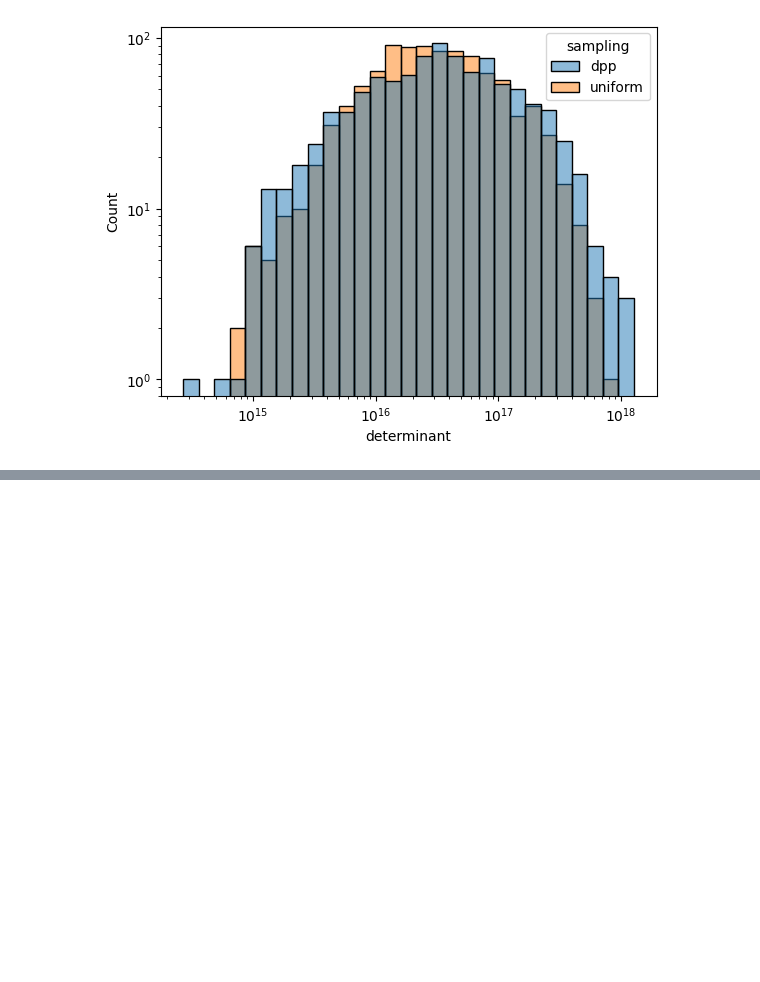
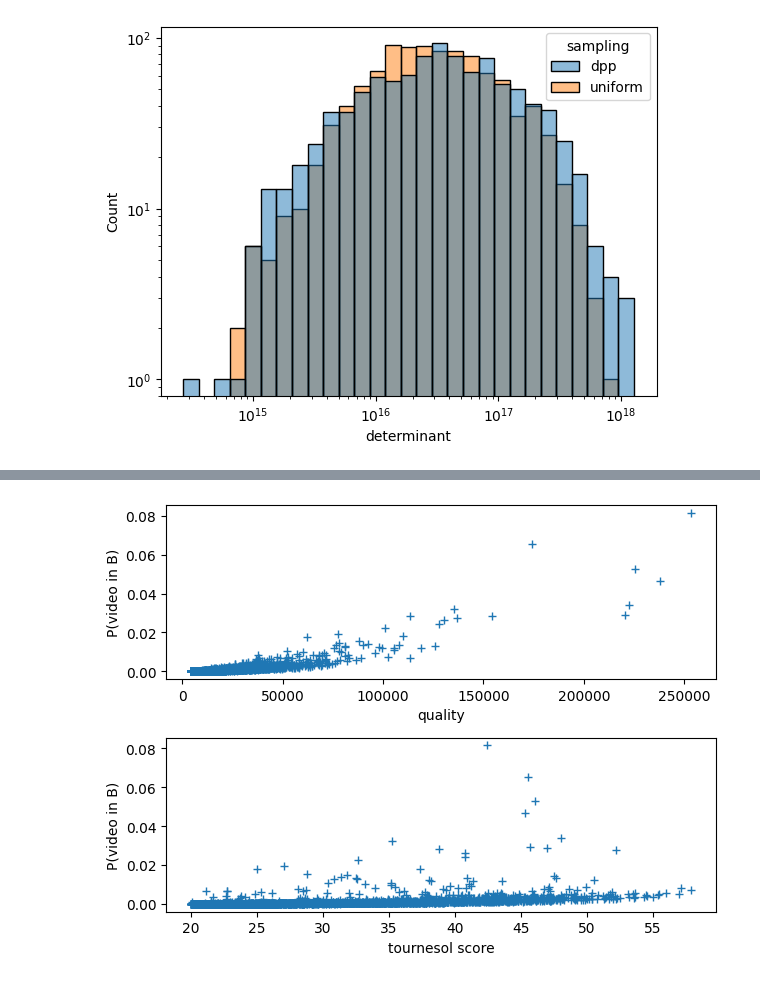
Before and after one commit to ArfyK/tournesol-dpp, a Jupyter notebook: bundle_statistics.ipynb, the cells around one changed output, grey strips where cells are left out. Saved outputs shown, nothing was run; the diff lists cells and outputs as text; code cells hidden in the pictures; blank space fills up the shorter version.

```diff
--- a/bundle_statistics.ipynb
+++ b/bundle_statistics.ipynb
@@ -308,0 +354,18 @@ sns.histplot(data=determinants,
+# %%
+f, axes = plt.subplots(2, 1)
+
+axes[0].plot(qualities, singletons_marginals, '+')
+axes[0].set_xlabel('quality')
+axes[0].set_ylabel('P(video in B)')
+
+axes[1].plot(
+    df['largely_recommended'].to_numpy(),
+    singletons_marginals,
+    '+'
+)
+axes[1].set_xlabel('tournesol score')
+axes[1].set_ylabel('P(video in B)')
+
+f.tight_layout()
+# %% [output]
+[figure, added]
```
Also changed, not shown: parts of 2 cells of this notebook.
